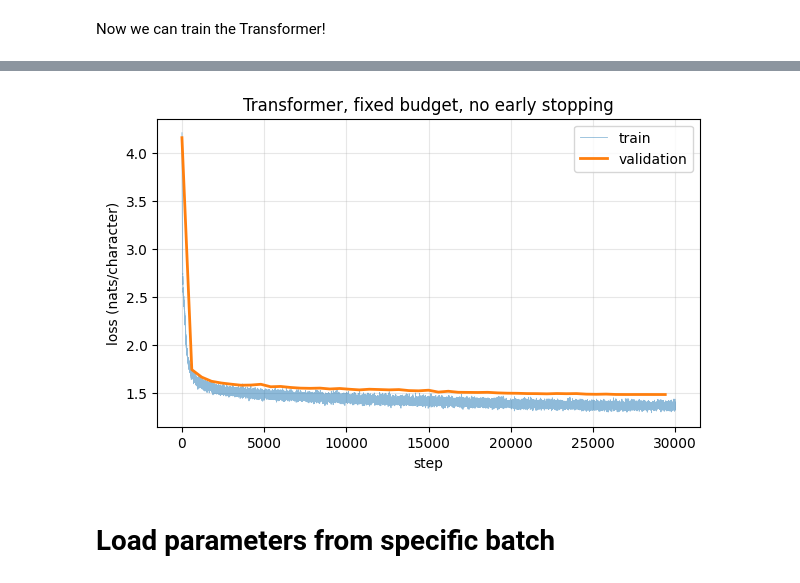
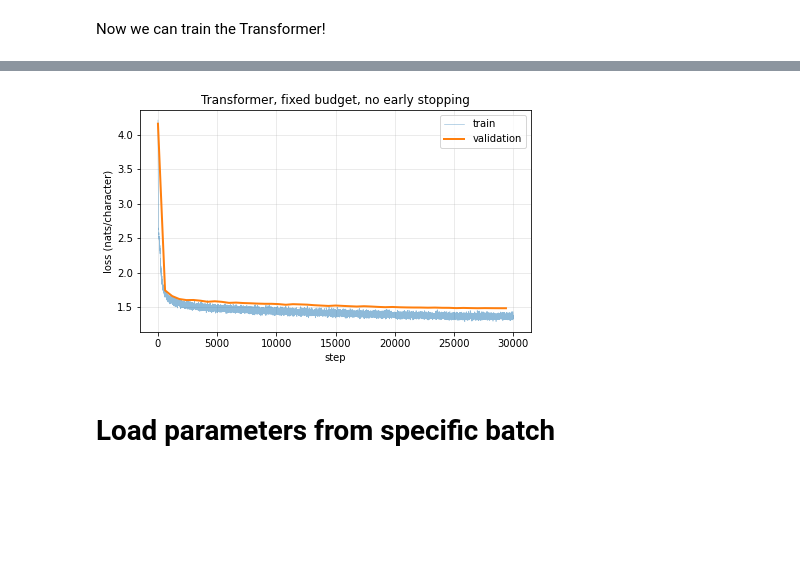
Before and after one commit to yoavram/nanochat, a Jupyter notebook: text-transformer.ipynb, the cells around one changed output, grey strips where cells are left out. Cells and saved outputs as stored; diff of their text form; code cells hidden in the pictures; blank space fills up the shorter version.

```diff
--- a/text-transformer.ipynb
+++ b/text-transformer.ipynb
@@ -546,13 +546,16 @@ Wall time: 2min 15s
 # %%
-fig, ax = plt.subplots(figsize=(7, 4))
+# dpi 72 rather than the default 100: the inline PNG of a 30,000-point curve is
+# 42 KB of base64 at dpi 100 and 27 KB at 72, and the notebook has to stay under
+# the editor's read limit to remain editable after it has been run (CLAUDE.md).
+fig, ax = plt.subplots(figsize=(7, 4), dpi=72)
 ax.plot(*zip(*train_losses), lw=0.6, alpha=0.5, label='train')
 ax.plot(*zip(*val_losses), lw=2, label='validation')
 ax.set_xlabel('step'); ax.set_ylabel('loss (nats/character)')
 ax.set_title('Transformer, fixed budget, no early stopping')
 ax.legend(); ax.grid(alpha=0.3)
 plt.show()
 # %% [output]
-[figure, old version]
+[figure, new version]
 # %% [markdown]
 # Load parameters from specific batch
 # %%
```
Also changed, not shown: parts of 10 cells of this notebook, 2 other files.
